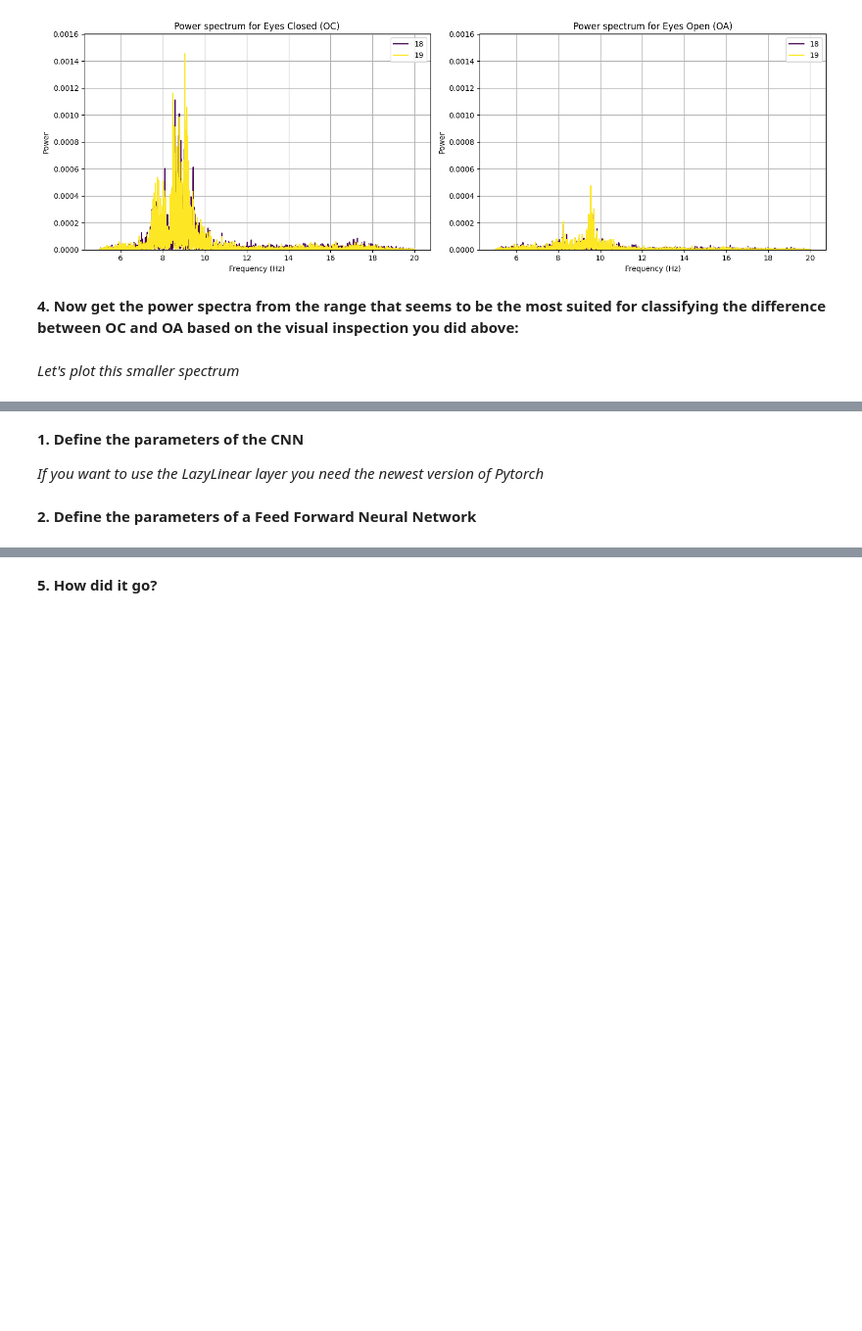
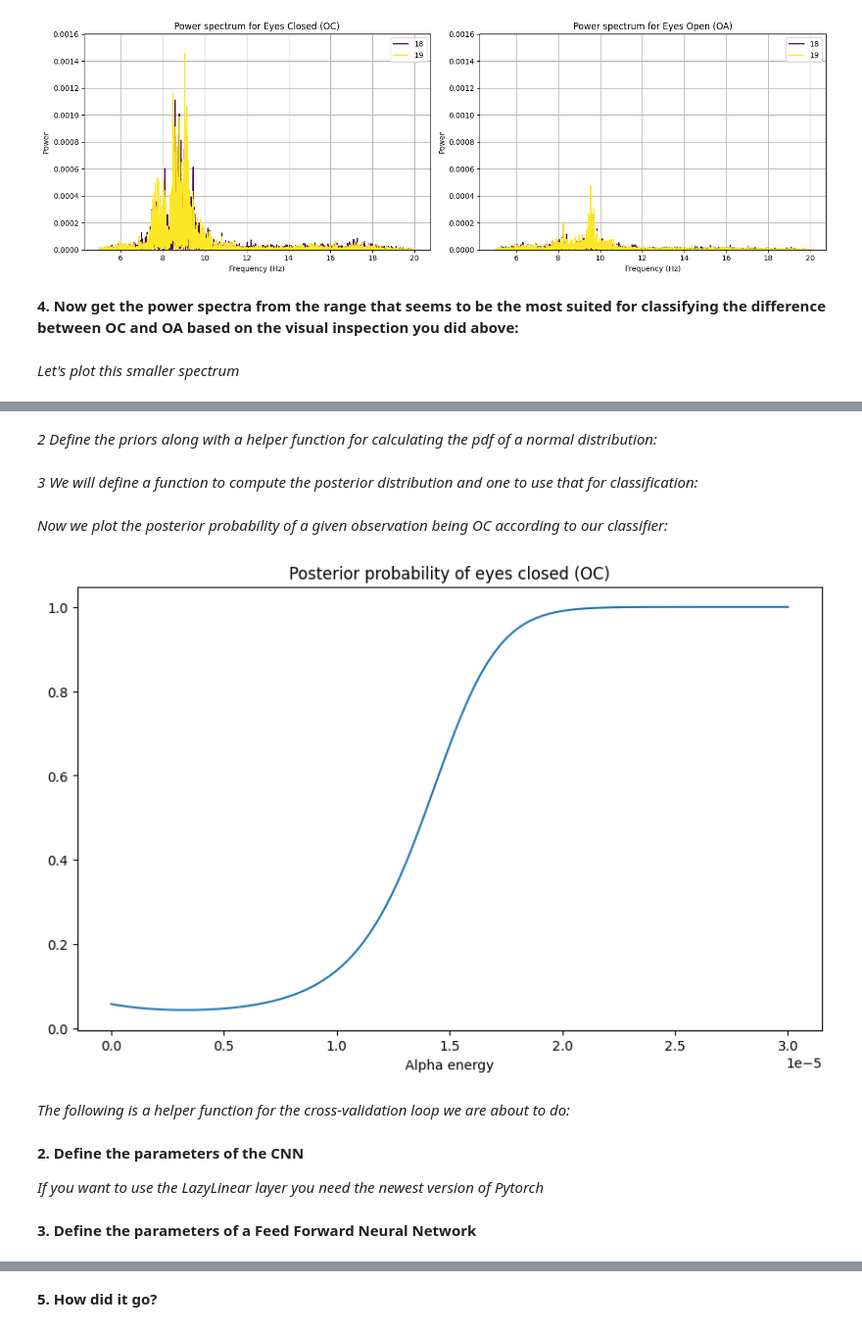
Before and after one commit to Twinbo/Signals-and-Data-Autumn-2025-student, a Jupyter notebook: assignment_2/assignment_2_solution.ipynb, the cells around one changed output, grey strips where cells are left out. Shown at 98% size. Drawn from its saved outputs; the diff is of its cells as text; code cells hidden in the pictures; blank space fills up the shorter version.

```diff
--- a/assignment_2/assignment_2_solution.ipynb
+++ b/assignment_2/assignment_2_solution.ipynb
@@ -389,7 +385,7 @@ power_spectra_oa = [compute_power_spectrum(arr, sampling_rate=sample_rate, min_f
 *Let's plot this smaller spectrum*
 # %%
 n_plots = 3
-for (_, spectrum_oc), (_, spectrum_oa) in zip(power_spectra_oc, power_spectra_oa[:n_plots]):
+for (freqs_oc, spectrum_oc), (freqs_oa, spectrum_oa) in zip(power_spectra_oc, power_spectra_oa[:n_plots]):
     plt.subplots(1, 2, figsize=(15, 5))
     plt.subplot(1, 2, 1)
     plot_power_spectrum_overlay(freqs_oc, spectrum_oc, ch_names=[17, 18], title=f"Power spectrum for Eyes Closed (OC)")
@@ -439,3 +450,44 @@ plot_alphas(alphas_oc, alphas_oa, show=True)
+# %%
+m0, v0 = np.mean(alphas_oc), np.var(alphas_oc)
+m1, v1 = np.mean(alphas_oa), np.var(alphas_oa)
+# %% [markdown]
+*2 Define the priors along with a helper function for calculating the pdf of a normal distribution:*
+# %%
+def normal_pdf(x, m, v):
+    return np.exp(-(x - m) ** 2 / (2 * v)) / np.sqrt(2 * np.pi * v)
+
+def naive_bayes_prior_0(alpha_energy):
+    return alpha_energy ** 2
+
+def naive_bayes_prior_1(alpha_energy):
+    return alpha_energy ** 2
+# %% [markdown]
+*3 We will define a function to compute the posterior distribution and one to use that for classification:*
+# %%
+def compute_posterior(alpha_energy, m0, v0, m1, v1):
+    likelihood_0 = normal_pdf(alpha_energy, m0, v0)
+    likelihood_1 = normal_pdf(alpha_energy, m1, v1)
+
+    prior_0 = naive_bayes_prior_0(alpha_energy)
+    prior_1 = naive_bayes_prior_1(alpha_energy)
+
+    return 0.5 * likelihood_0 * prior_0 / (0.5 * likelihood_0 * prior_0 + 0.5 * likelihood_1 * prior_1)
+
+def classify_naive_bayes(alpha_energy, m0, v0, m1, v1):
+    return compute_posterior(alpha_energy, m0, v0, m1, v1) >= 0.5
+# %% [markdown]
+*Now we plot the posterior probability of a given observation being OC according to our classifier:*
+# %%
+xs = np.linspace(1e-10, 3e-5, 100)
+plt.figure(figsize=(10, 6))
+plt.plot(xs, compute_posterior(xs, m0, v0, m1, v1))
+plt.xlabel('Alpha energy')
+plt.title('Posterior probability of eyes closed (OC)')
+plt.show()
+# %% [output]
+[figure, added]
+# %% [markdown]
+*The following is a helper function for the cross-validation loop we are about to do:*
 # %%
 def cross_validation_split(data_oc, data_oa, hold_out_val, i, device, as_arrays=False):
     """
@@ -477,7 +529,7 @@ def cross_validation_split(data_oc, data_oa, hold_out_val, i, device, as_arrays=
 
         return train_set, val_set
 # %% [markdown]
-**1. Define the parameters of the CNN**
+**2. Define the parameters of the CNN**
 
 *If you want to use the LazyLinear layer you need the newest version of Pytorch*
 # %%
@@ -586,7 +638,7 @@ class CNN(torch.nn.Module):
         self.optim.load_state_dict(checkpoint['optimizer_state_dict'])
         print(f"Model loaded from {path}")
 # %% [markdown]
-**2. Define the parameters of a Feed Forward Neural Network**
+**3. Define the parameters of a Feed Forward Neural Network**
 # %%
 class FFNN(CNN):
     def __init__(self, num_classes, in_channels=1, lr=0.001):
```
Also changed, not shown: parts of 21 cells of this notebook, 1 other file.
